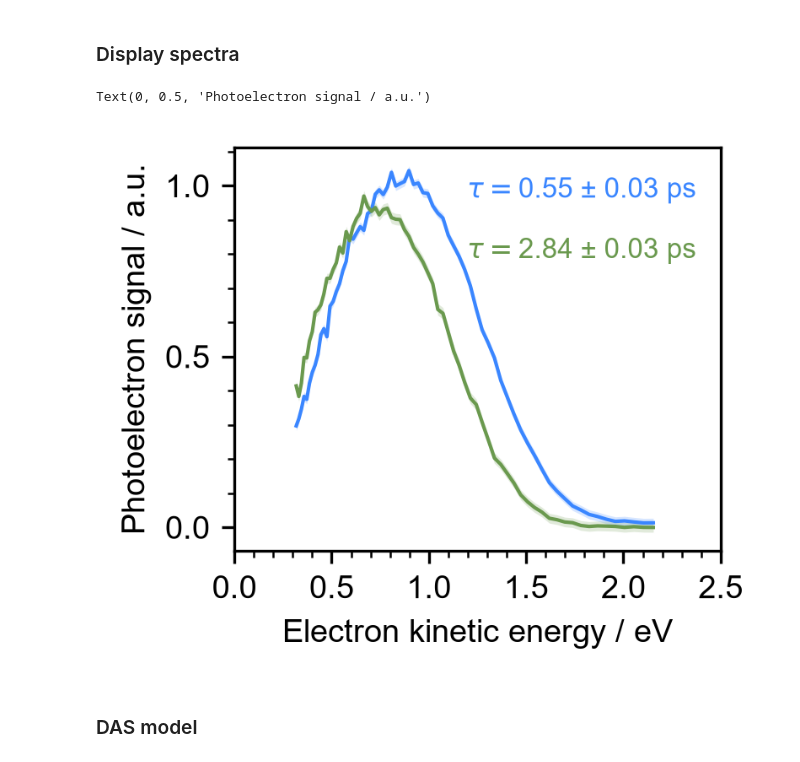
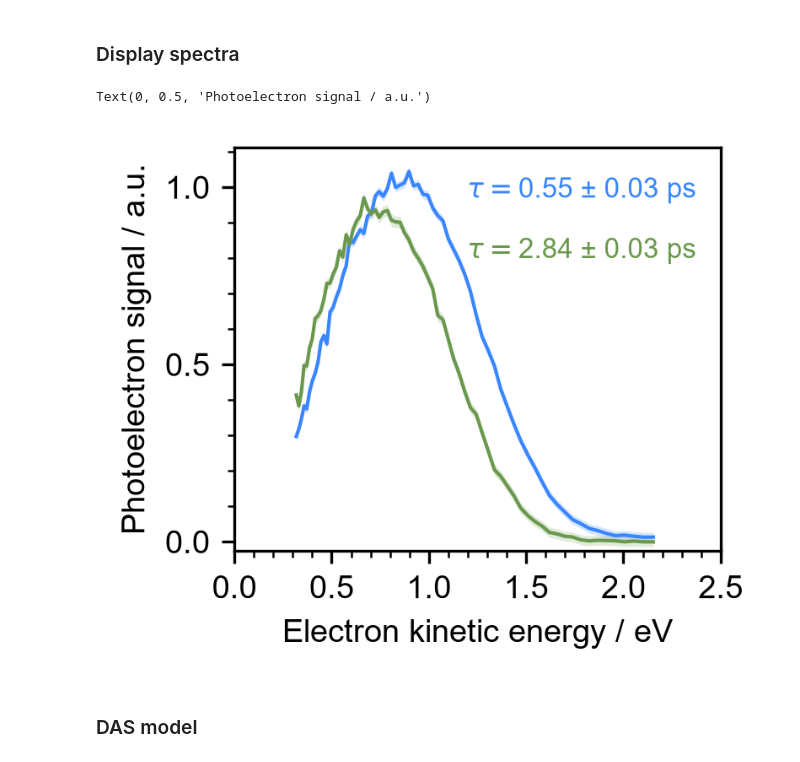
Before and after one commit to edosim/TRPESanalysis, a Jupyter notebook: KineticFitting.ipynb, the cells around one changed output. Drawn from its saved outputs; the diff is of its cells as text; code cells hidden in the pictures.

```diff
--- a/KineticFitting.ipynb
+++ b/KineticFitting.ipynb
@@ -173,35 +175,35 @@ plt.subplots_adjust(wspace=0.05)
 fig.set_dpi(300)
 fig.set_size_inches(thesisWid*.45,thesisWid/2*0.75)
 
 A1s = amplitudes[0::2]
 A2s = amplitudes[1::2]
 A1s_err = amplitudes_err[0::2]
 A2s_err = amplitudes_err[1::2]
 energies = energies_rebinned[mask]
 
 ax.plot(energies,A1s,'-',c=blue,ms=1,label=f"$\\tau = ${tau1:.2f}$\\pm${tau1_err:.2f} ps")
 ax.plot(energies,A2s,'-',c=green,ms=1,label=f"$\\tau = ${tau2:.2f}$\\pm${tau2_err:.2f} ps")
 
 ax.fill_between(energies,A1s-A1s_err,A1s+A1s_err,alpha=.2,color=blue,lw=0)
 ax.fill_between(energies,A2s-A2s_err,A2s+A2s_err,alpha=.2,color=green,lw=0)
 
 ax.text(.95,.8,f"$\\tau =${tau1:.2f} ± {tau1_err:.2f} ps\n",ha='right',c=blue,fontsize=8,transform=ax.transAxes)
 ax.text(.95,.65,f"$\\tau =${tau2:.2f} ± {tau2_err:.2f} ps\n",ha='right',c=green,fontsize=8,transform=ax.transAxes)
 
 # ax.legend(frameon=False, title='EAS',title_fontsize=8)
 ax = plt.gca()
 ax.set_xlim(0,2.5)
-# ax.set_ylim(0,1.2)
+ax.set_ylim(-0.025)
 ax.xaxis.set_major_locator(MultipleLocator(.5))
 ax.xaxis.set_minor_locator(MultipleLocator(0.1))
 ax.yaxis.set_major_locator(MultipleLocator(.5))
 ax.yaxis.set_minor_locator(MultipleLocator(0.1))
 
 ax.set_xlabel("Electron kinetic energy / eV",)
 ax.set_ylabel("Photoelectron signal / a.u.")
 # %% [output]
 Text(0, 0.5, 'Photoelectron signal / a.u.')
-[figure, old version]
+[figure, new version]
 # %%
 A1s_EAS = A1s
 A2s_EAS = A2s
```
Also changed, not shown: parts of 12 cells of this notebook.
